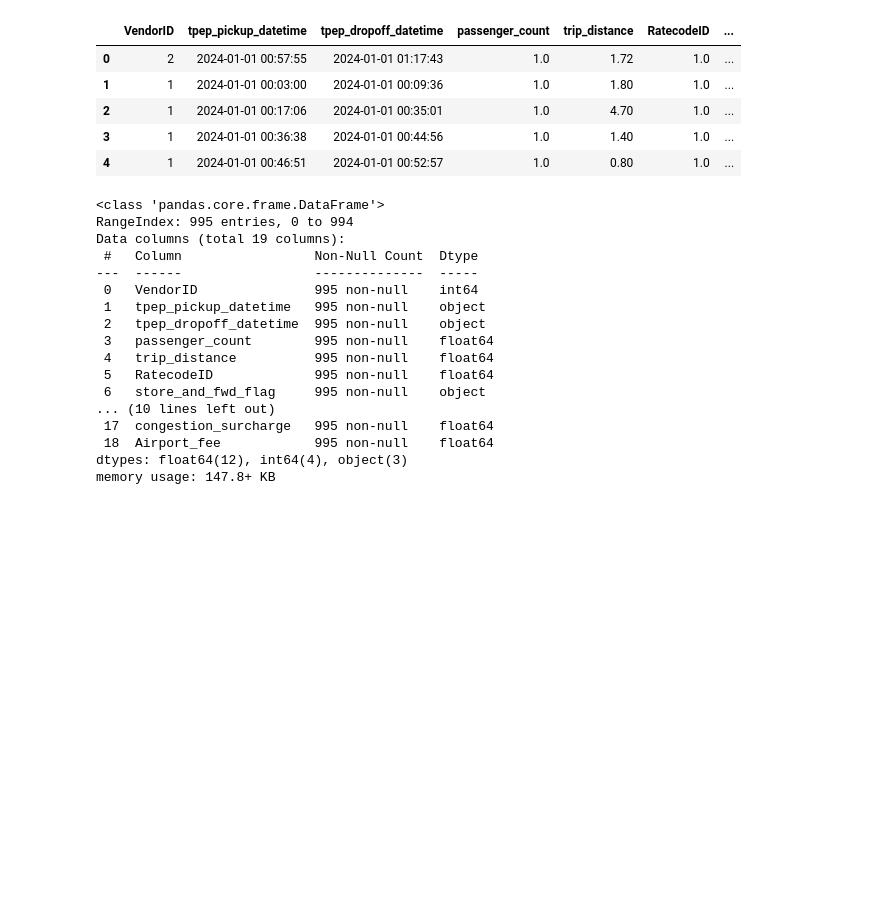
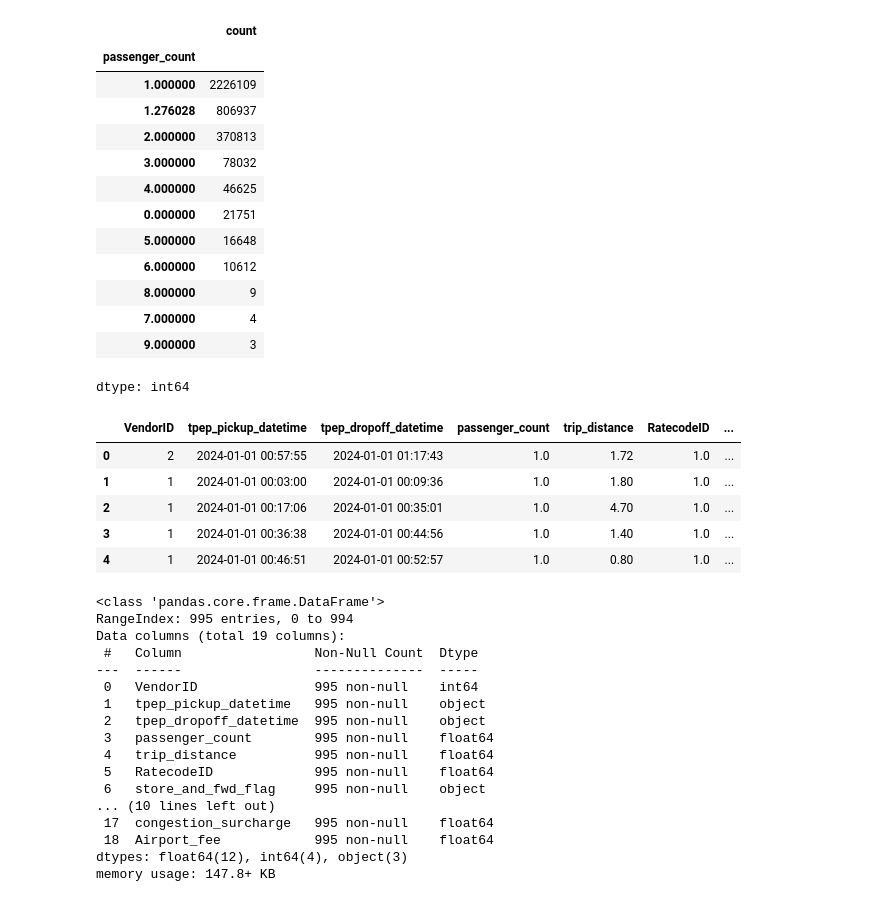
Before and after one commit to merajsiddieque/DS-LAB, a Jupyter notebook: DS_Lab2.ipynb, the cells around one changed output. Drawn from its saved outputs; the diff is of its cells as text; code cells hidden in the pictures; blank space fills up the shorter version.

```diff
--- a/DS_Lab2.ipynb
+++ b/DS_Lab2.ipynb
@@ -8,3 +81,20 @@ df1.head()
+# %%
+df1['passenger_count'].value_counts()
+# %% [output]
+|  | count |
+| passenger_count |  |
+| 1.000000 | 2226109 |
+| 1.276028 | 806937 |
+| 2.000000 | 370813 |
+| 3.000000 | 78032 |
+| 4.000000 | 46625 |
+| 0.000000 | 21751 |
+| 5.000000 | 16648 |
+| 6.000000 | 10612 |
+| 8.000000 | 9 |
+| 7.000000 | 4 |
+| 9.000000 | 3 |
+dtype: int64
 # %%
 import pandas as pd
 
```
Also changed, not shown: parts of 8 cells of this notebook.
